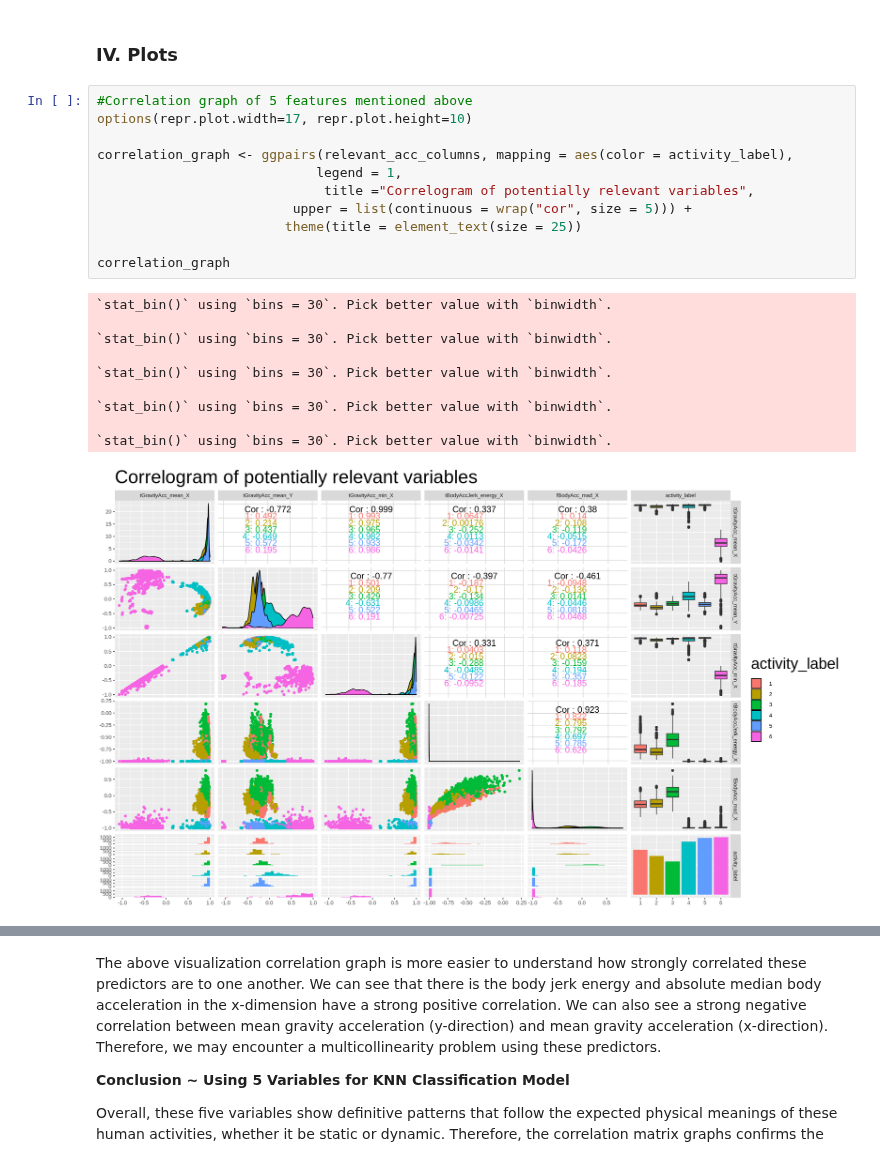
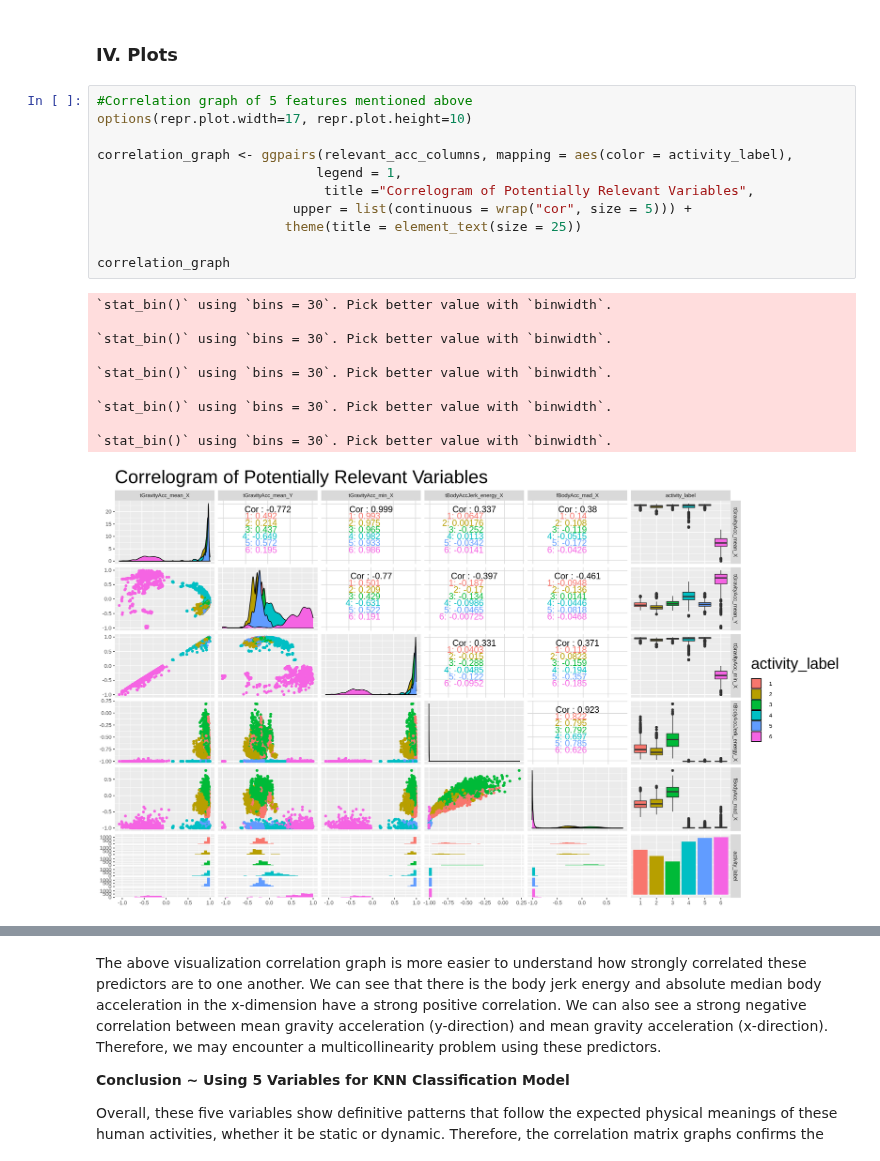
Before and after one commit to eleahj/dsci_project, a Jupyter notebook: human_activities.ipynb, the cells around one changed output, grey strips where cells are left out. Drawn from its saved outputs; the diff is of its cells as text.

```diff
--- a/human_activities.ipynb
+++ b/human_activities.ipynb
@@ -210,25 +239,25 @@ A tibble: 6 × 6
 # %%
 #Correlation graph of 5 features mentioned above
 options(repr.plot.width=17, repr.plot.height=10)
 
 correlation_graph <- ggpairs(relevant_acc_columns, mapping = aes(color = activity_label),
                             legend = 1,
-                             title ="Correlogram of potentially relevant variables",
+                             title ="Correlogram of Potentially Relevant Variables",
                          upper = list(continuous = wrap("cor", size = 5))) +
                         theme(title = element_text(size = 25))
 
 correlation_graph
 # %% [output]
 `stat_bin()` using `bins = 30`. Pick better value with `binwidth`.
 
 `stat_bin()` using `bins = 30`. Pick better value with `binwidth`.
 
 `stat_bin()` using `bins = 30`. Pick better value with `binwidth`.
 
 `stat_bin()` using `bins = 30`. Pick better value with `binwidth`.
 
 `stat_bin()` using `bins = 30`. Pick better value with `binwidth`.
-[figure, old version]
+[figure, new version]
 # %% [markdown]
 The correlation matrix visualization above shows trends and patterns between the five potentially relevant variables that may be used to build the model. The five variables are:
 
```
Also changed, not shown: parts of 71 cells of this notebook.
